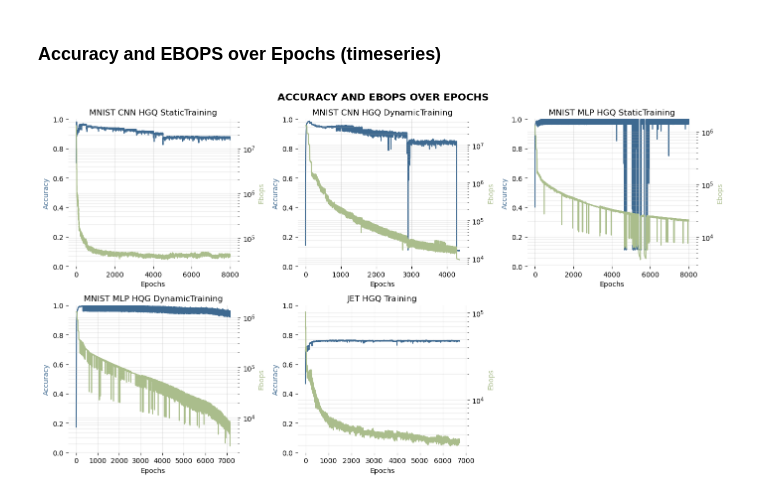
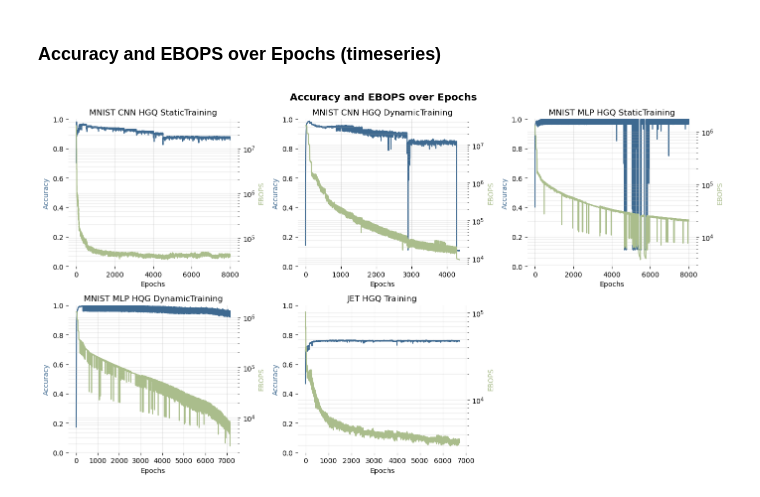
Before and after one commit to lolbraa/DAT255-project, a Jupyter notebook: Plots/plots-collage.ipynb, the cells around one changed output. Saved outputs shown, nothing was run; the diff lists cells and outputs as text; code cells hidden in the pictures.

```diff
--- a/Plots/plots-collage.ipynb
+++ b/Plots/plots-collage.ipynb
@@ -22,10 +22,10 @@ nrows, ncols = 2, 3
 colors = [ "#3e6990", "#aabd8c", "#8a8565", "#f39b6d","#381d2a",]
 
 config = [
-    {"labelname": "MNIST CNN HGQ StaticTraining", "filepath": "../MNIST/MNIST_CNN_HGQ_StaticTraining/MNIST_HGQ_StaticTraining_log.csv"},
-    {"labelname": "MNIST CNN HGQ DynamicTraining", "filepath": "../MNIST/MNIST_CNN_HGQ_DynamicTraining/MNIST_CNN_HGQ_DynamicTraining_log.csv"},
-    {"labelname": "MNIST MLP HGQ StaticTraining", "filepath": "../MNIST/MNIST_MLP_HGQ_StaticTraining/MNIST_MLP_HGQ_StaticTraining_log.csv"},
-    {"labelname": "MNIST MLP HQG DynamicTraining", "filepath": "../MNIST/MNIST_MLP_HGQ_DynamicTraining/MNIST_MLP_HQG_DynamicTraining_log.csv"},
+    {"labelname": "MNIST CNN HGQ StaticTraining", "filepath": "../MNIST/CNN_HGQ_StaticTraining/MNIST_HGQ_StaticTraining_log.csv"},
+    {"labelname": "MNIST CNN HGQ DynamicTraining", "filepath": "../MNIST/CNN_HGQ_DynamicTraining/MNIST_CNN_HGQ_DynamicTraining_log.csv"},
+    {"labelname": "MNIST MLP HGQ StaticTraining", "filepath": "../MNIST/MLP_HGQ_StaticTraining/MNIST_MLP_HGQ_StaticTraining_log.csv"},
+    {"labelname": "MNIST MLP HQG DynamicTraining", "filepath": "../MNIST/MLP_HGQ_DynamicTraining/MNIST_MLP_HQG_DynamicTraining_log.csv"},
     {"labelname": "JET HGQ Training", "filepath": "../JET_HGQ_Training_log.csv"},
 ]
 
@@ -129,7 +129,7 @@ fig.savefig(f"export/{plotname.lower()}.png", dpi=300, bbox_inches="tight")
 # %% [markdown]
 ### Accuracy and EBOPS over Epochs (timeseries)
 # %%
-plotname = "Accuracy and Ebops over Epochs"
+plotname = "Accuracy and EBOPS over Epochs"
 fig, axs = plt.subplots(nrows=nrows, ncols=ncols,figsize=(14, 8))
 axs = axs.flatten()
 
@@ -143,36 +143,36 @@ for i, item in enumerate(data):
     ax1.plot(df.index, 'accuracy', data=df, color=colors[0])
     ax1.set_ylim(0, 1)
 
-    ax2.set_ylabel('Ebops', color=colors[1])
+    ax2.set_ylabel('EBOPS', color=colors[1])
     ax2.semilogy(df.index, 'ebops', data=df, color=colors[1])
 
     ax1.set_title(item['labelname'])
     ax1.set_xlabel('Epochs')
     ax1.set_ylabel('Accuracy', color=colors[0])
     ax1.grid(True, which='both', alpha=0.3, axis='x')
     ax2.grid(True, which='both', alpha=0.3)
 
     ax1.spines["right"].set_visible(False)
     ax1.spines["left"].set_visible(False)
     ax1.spines["top"].set_visible(False)
     ax1.spines["bottom"].set_visible(False)
     ax2.spines["right"].set_visible(False)
     ax2.spines["left"].set_visible(False)
     ax2.spines["top"].set_visible(False)
     ax2.spines["bottom"].set_visible(False)
     #ax2.grid()
     # Overflow
     if (i+1) >= len(data):
         axs[i+1].axis('off')
 
 
-plt.suptitle(plotname.upper(), size = 'x-large', weight = 'bold')
+plt.suptitle(plotname, size = 'x-large', weight = 'bold')
 plt.tight_layout()
 plt.show()
 fig.savefig(f"export/{plotname.lower()}.png", dpi=300, bbox_inches="tight")
 
 
 # Annotations https://matplotlib.org/stable/gallery/text_labels_and_annotations/annotate_transform.html
 # Minimalistic https://practicaldatascience.org/notebooks/class_5/week_1/2.2.2_making_plots_pretty_2.html
 # %% [output]
-[figure, old version]
+[figure, new version]
```
Also changed, not shown: parts of 1 cell of this notebook, 3 other files.
